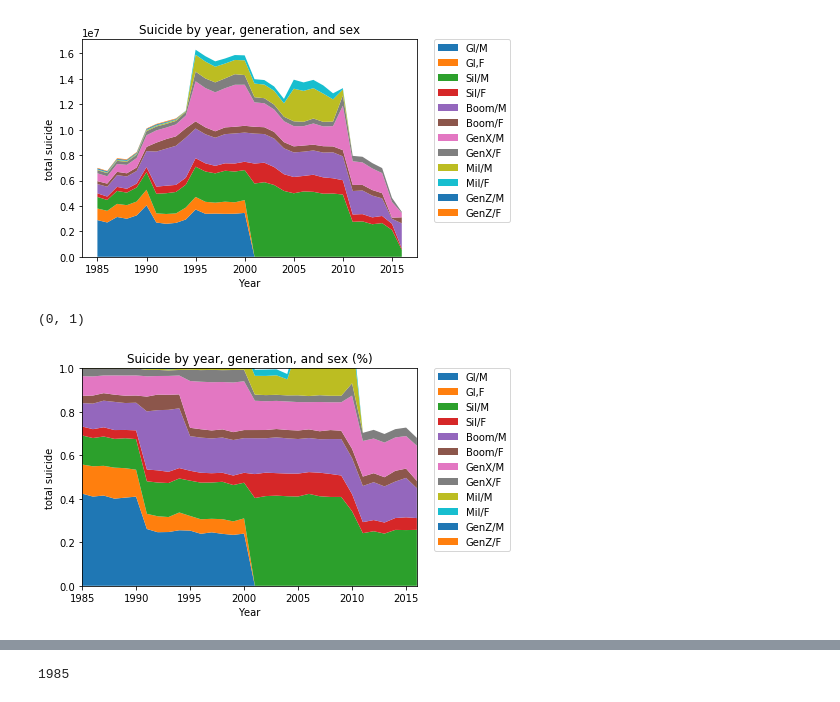
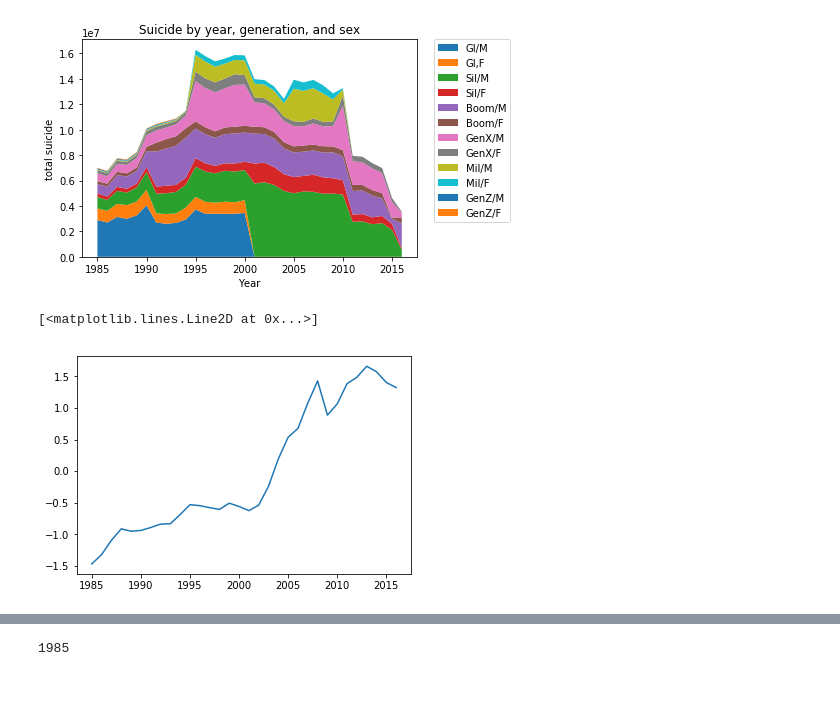
Before and after one commit to kdb006/Final_Cogs108, a Jupyter notebook: FInal_Project.ipynb, the cells around one changed output, grey strips where cells are left out. Drawn from its saved outputs; the diff is of its cells as text; code cells hidden in the pictures.

Commit message:
Added the stackplot as well as a linear plot showing the change of GDP over time

```diff
--- a/FInal_Project.ipynb
+++ b/FInal_Project.ipynb
@@ -169,32 +169,16 @@ plt.legend(['GI/M','GI,F','Sil/M','Sil/F','Boom/M','Boom/F',
 # %% [output]
 <matplotlib.legend.Legend at 0x...>
 [figure]
-# %%
-#Same thing but doing percentage,. I am not sure what is wrong with this plot, maybe we should discontinue...
-total1 = total
-for i in range(1985,2017,1):
-    total1.loc[total1['year']==int(i),'total_suicide'] = total1[total1['year']==int(i)]['total_suicide']/sum(total1[total1['year']==int(i)]['total_suicide'])
-# % plot
-plt.stackplot(range(1985,2017),total1[(total1['sex']=='male') & (total1['generation']=='G.I. Generation')]['total_suicide'],
-total1[(total1['sex']=='female') & (total1['generation']=='G.I. Generation')]['total_suicide'],
-total1[(total1['sex']=='male') & (total1['generation']=='Silent')]['total_suicide'],
-total1[(total1['sex']=='female') & (total1['generation']=='Silent')]['total_suicide'],
-total1[(total1['sex']=='male') & (total1['generation']=='Boomers')]['total_suicide'],
-total1[(total1['sex']=='female') & (total1['generation']=='Boomers')]['total_suicide'],
-total1[(total1['sex']=='male') & (total1['generation']=='Generation X')]['total_suicide'],
-total1[(total1['sex']=='female') & (total1['generation']=='Generation X')]['total_suicide'],
-total1[(total1['sex']=='male') & (total1['generation']=='Millenials')]['total_suicide'],
-total1[(total1['sex']=='female') & (total1['generation']=='Millenials')]['total_suicide'],
-total1[(total1['sex']=='male') & (total1['generation']=='Generation Z')]['total_suicide'],
-total1[(total1['sex']=='female') & (total1['generation']=='Generation Z')]['total_suicide'],)
-plt.margins(0,0)
-plt.title('Suicide by year, generation, and sex (%)')
-plt.legend('Generation and sex')
-plt.ylabel('total suicide')
-plt.xlabel('Year')
-plt.legend(['GI/M','GI,F','Sil/M','Sil/F','Boom/M','Boom/F',
-            'GenX/M','GenX/F','Mil/M','Mil/F','GenZ/M','GenZ/F'],bbox_to_anchor=(1.05, 1),loc=2,borderaxespad=0.)
-plt.ylim([0,1])
-# %% [output]
-(0, 1)
-[figure, removed]
+# %%
+# Now lets see how much HDI, gdp_capita has changed over the years to see if maybe
+# They correlate with ethe uptick of suicides in 1995-2000 and ~2010
+dat = data[(data['generation']=='Silent') & (data['sex']=='male')]
+temp = pd.DataFrame(dat['gdp_capita'].groupby(dat['year']).mean()).reset_index()
+gdp_capita = (temp['gdp_capita']-np.mean(temp['gdp_capita']))/np.std(temp['gdp_capita'])
+year = total['year']
+temp = pd.DataFrame(dat['gdp_capita'].groupby(dat['year']).sum()).reset_index()
+gdp_capita1 = (temp['gdp_capita']-np.mean(temp['gdp_capita']))/np.std(temp['gdp_capita'])
+plt.plot(year,gdp_capita)
+# %% [output]
+[<matplotlib.lines.Line2D at 0x...>]
+[figure, added]
```
Also changed, not shown: parts of 3 cells of this notebook.
